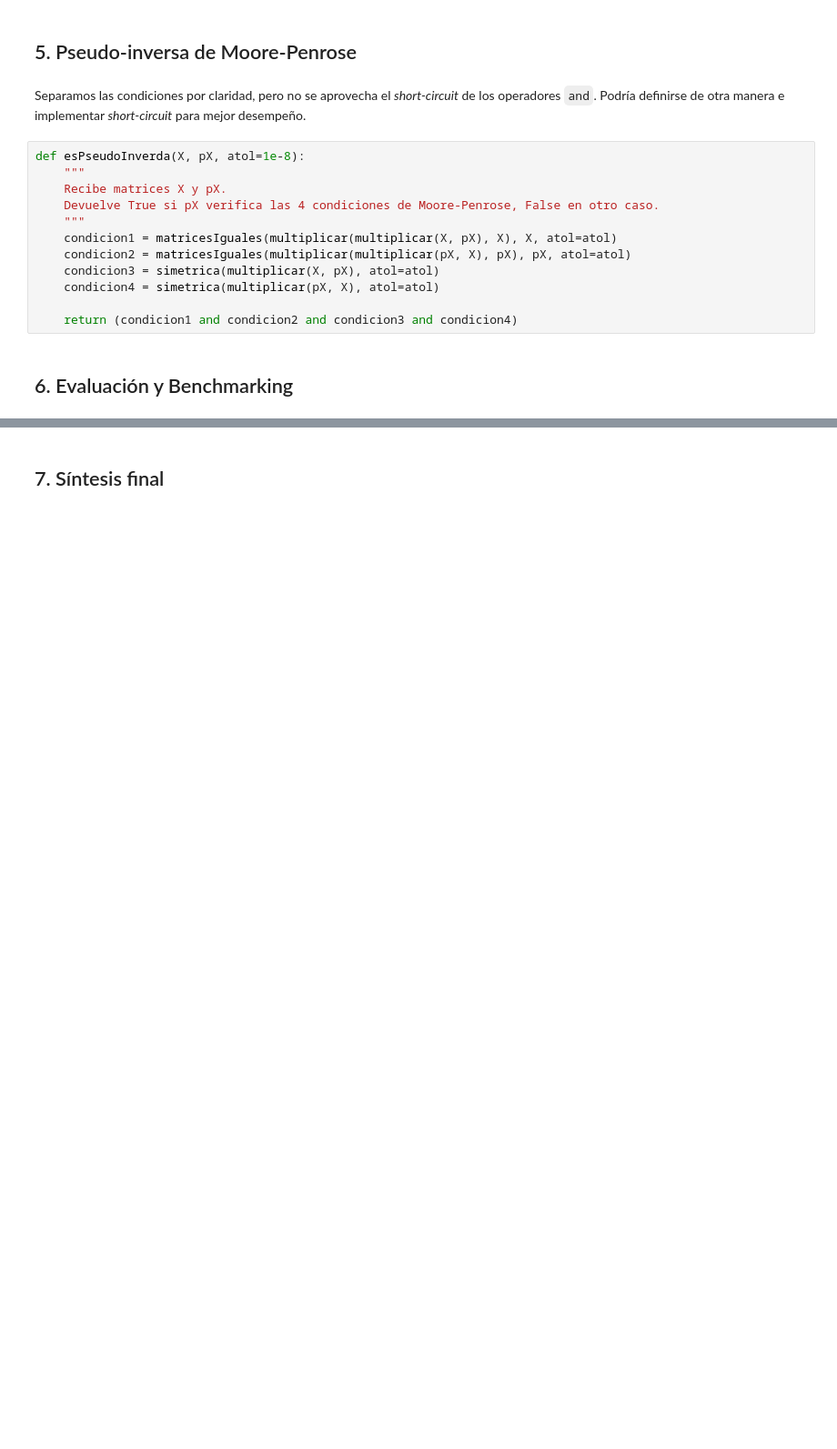
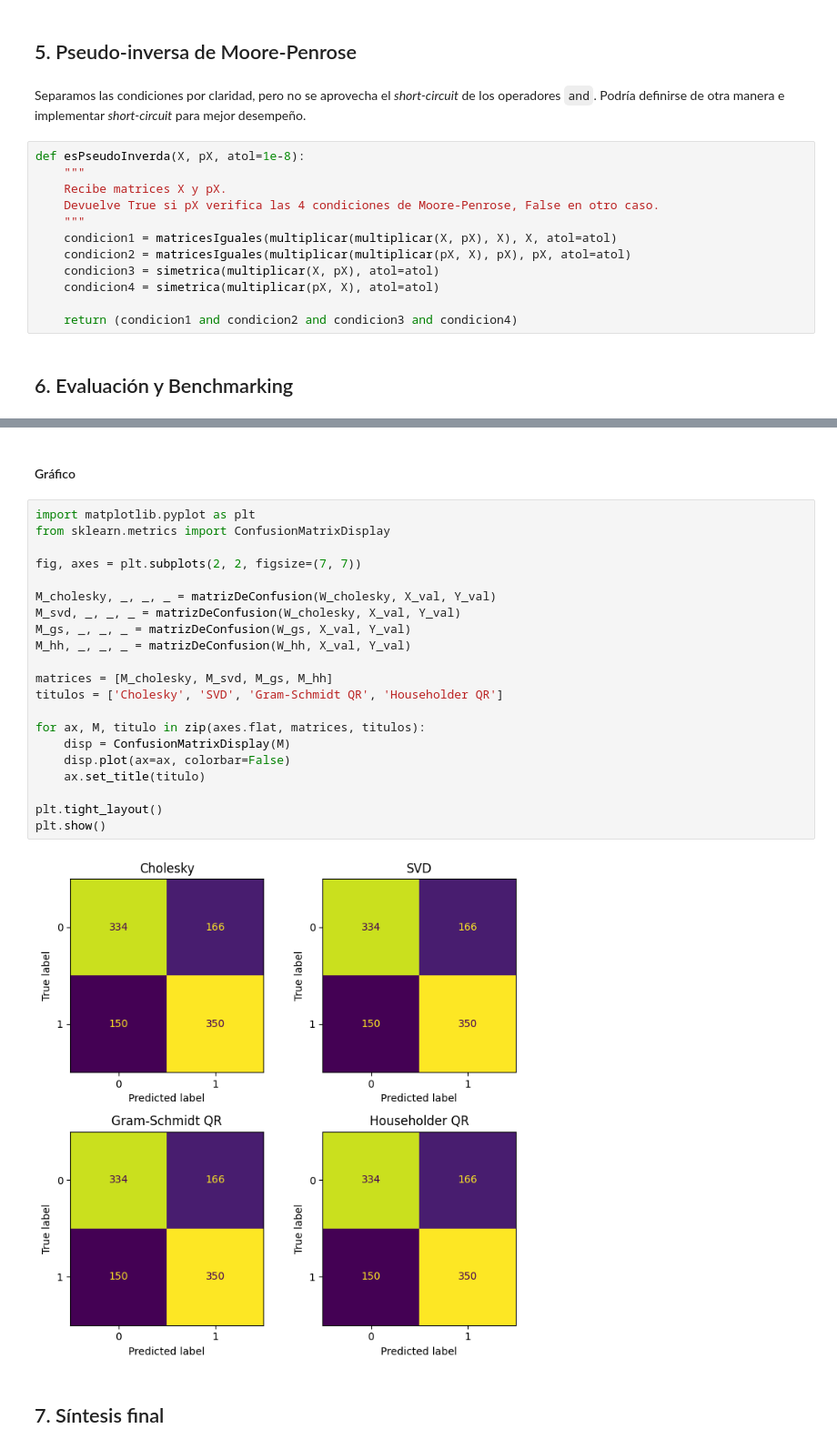
Before and after one commit to cpbeto/alc-2025, a Jupyter notebook: src/alc/Red Neuronal Lineal.ipynb, the cells around one changed output, grey strips where cells are left out. Shown at 91% size. Cells and saved outputs as stored; diff of their text form; blank space fills up the shorter version.

```diff
--- a/src/alc/Red Neuronal Lineal.ipynb
+++ b/src/alc/Red Neuronal Lineal.ipynb
@@ -160,2 +244,27 @@ def esPseudoInverda(X, pX, atol=1e-8):
+# %% [markdown]
+#### Gráfico
+# %%
+import matplotlib.pyplot as plt
+from sklearn.metrics import ConfusionMatrixDisplay
+
+fig, axes = plt.subplots(2, 2, figsize=(7, 7))
+
+M_cholesky, _, _, _ = matrizDeConfusion(W_cholesky, X_val, Y_val)
+M_svd, _, _, _ = matrizDeConfusion(W_cholesky, X_val, Y_val)
+M_gs, _, _, _ = matrizDeConfusion(W_gs, X_val, Y_val)
+M_hh, _, _, _ = matrizDeConfusion(W_hh, X_val, Y_val)
+
+matrices = [M_cholesky, M_svd, M_gs, M_hh]
+titulos = ['Cholesky', 'SVD', 'Gram-Schmidt QR', 'Householder QR']
+
+for ax, M, titulo in zip(axes.flat, matrices, titulos):
+    disp = ConfusionMatrixDisplay(M)
+    disp.plot(ax=ax, colorbar=False)
+    ax.set_title(titulo)
+
+plt.tight_layout()
+plt.show()
+# %% [output]
+[figure, added]
 # %% [markdown]
 ## 7. Síntesis final
```
Also changed, not shown: parts of 18 cells of this notebook.
